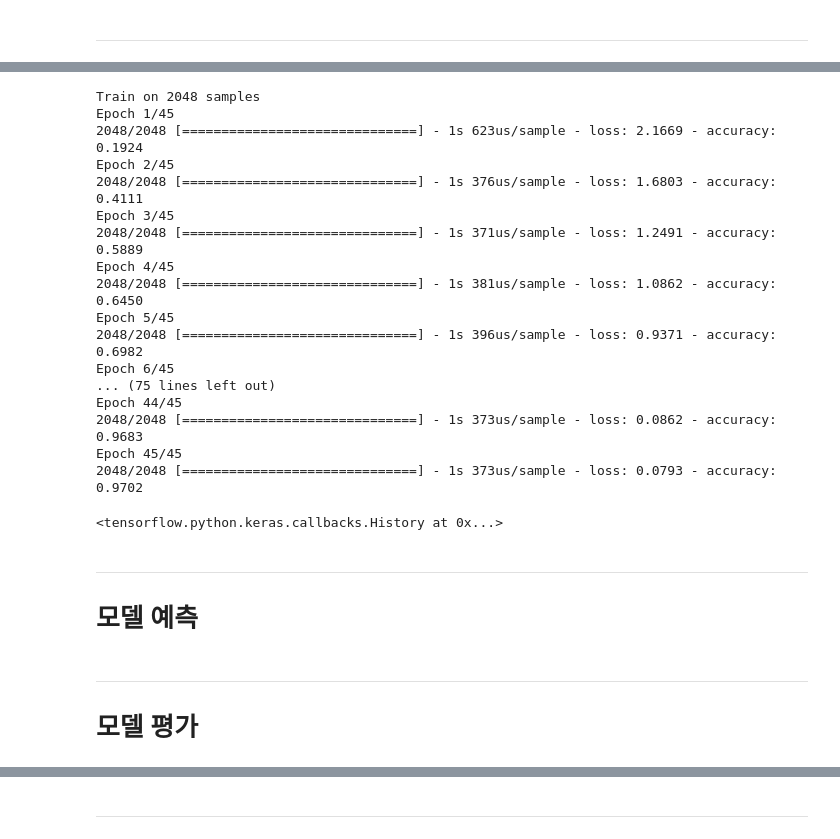
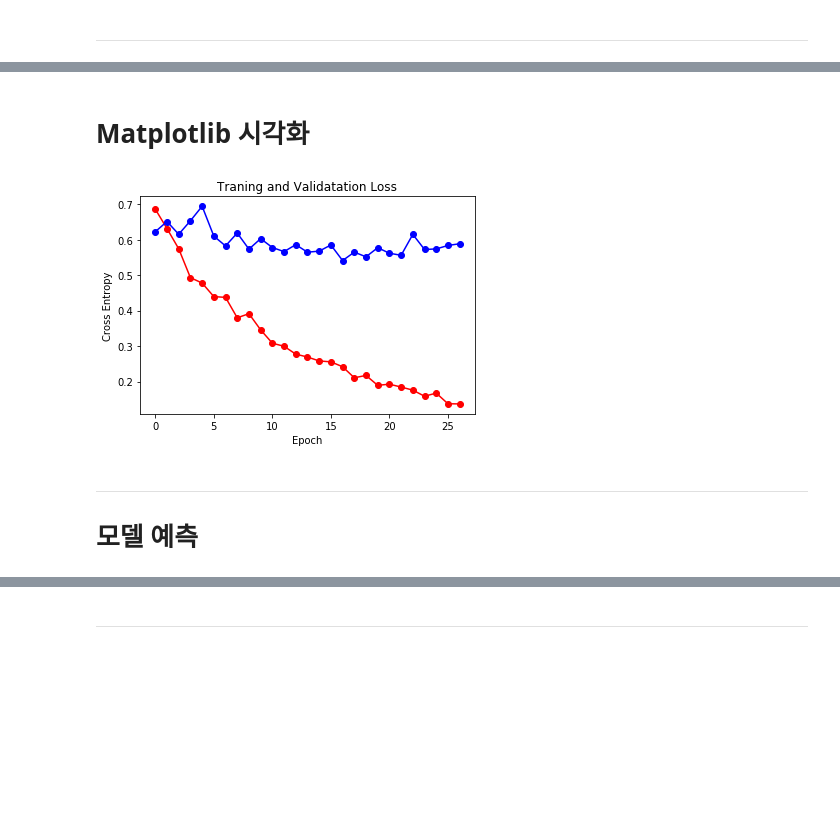
Before and after one commit to Mactto/Dacon-MNIST-Contest, a Jupyter notebook: Computer Vision Competition.ipynb, the cells around one changed output, grey strips where cells are left out. Drawn from its saved outputs; the diff is of its cells as text; code cells hidden in the pictures; blank space fills up the shorter version.

```diff
--- a/Computer Vision Competition.ipynb
+++ b/Computer Vision Competition.ipynb
@@ -70,6 +63,7 @@ model.add(layers.Dropout(0.20))
 
 model.add(layers.Flatten())
 model.add(layers.Dense(400, activation='relu'))
+model.add(layers.Dropout(0.5))
 model.add(layers.Dense(10, activation='softmax'))
 
 model.summary()
@@ -144,0 +93,11 @@ KeyboardInterrupt:
+# %%
+from sklearn.model_selection import train_test_split
+annealer = LearningRateScheduler(lambda x: 1e-3 * 0.95 ** x, verbose=1)
+early_stopping = EarlyStopping(monitor='val_loss', patience=10, verbose=1)
+# %%
+x_train = x_train.values.reshape(-1, 28, 28, 1)
+y_train = to_categorical(y_train.values)
+
+x_train2, x_val, y_train2, y_val = train_test_split(x_train, y_train, test_size=0.1, random_state = 42)
+
+print(x_train2.shape, x_val.shape)
@@ -144,0 +106,9 @@ KeyboardInterrupt:
+# %%
+# 일반 fit
+history = model.fit(
+    x_train2, y_train2,
+    epochs=45,
+    callbacks=[annealer, early_stopping],
+    validation_data=(x_val, y_val),
+    verbose=2
+)
@@ -188,28 +148,18 @@ Epoch 45/45
-# %%
-x_train = x_train.values.reshape(-1, 28, 28, 1)
-y_train = to_categorical(y_train.values)
-
-# 일반 fit
-model.fit(x_train, y_train, epochs=45)
-# %% [output]
-Train on 2048 samples
-Epoch 1/45
-2048/2048 [==============================] - 1s 623us/sample - loss: 2.1669 - accuracy: 0.1924
-Epoch 2/45
-2048/2048 [==============================] - 1s 376us/sample - loss: 1.6803 - accuracy: 0.4111
-Epoch 3/45
-2048/2048 [==============================] - 1s 371us/sample - loss: 1.2491 - accuracy: 0.5889
-Epoch 4/45
-2048/2048 [==============================] - 1s 381us/sample - loss: 1.0862 - accuracy: 0.6450
-Epoch 5/45
-2048/2048 [==============================] - 1s 396us/sample - loss: 0.9371 - accuracy: 0.6982
-Epoch 6/45
-... (75 lines left out)
-Epoch 44/45
-2048/2048 [==============================] - 1s 373us/sample - loss: 0.0862 - accuracy: 0.9683
-Epoch 45/45
-2048/2048 [==============================] - 1s 373us/sample - loss: 0.0793 - accuracy: 0.9702
-<tensorflow.python.keras.callbacks.History at 0x...>
+# %% [markdown]
+# Matplotlib 시각화
+# %%
+loss = history.history['loss']
+val_loss = history.history['val_loss']
+
+plt.figure()
+plt.plot(loss,  'ro-')
+plt.plot(val_loss, 'bo-')
+plt.ylabel('Cross Entropy')
+plt.xlabel('Epoch')
+plt.title('Traning and Validatation Loss')
+plt.show()
+# %% [output]
+[figure, added]
 # %% [markdown]
 ---
 # 모델 예측
@@ -217,6 +167,3 @@ Epoch 45/45
 x_test = (test.iloc[:, 2:] / 255.).values.reshape(-1, 28, 28, 1)
 
 y_test = model.predict(x_test)
-# %% [markdown]
----
-# 모델 평가
```
Also changed, not shown: parts of 18 cells of this notebook, 1 other file.
